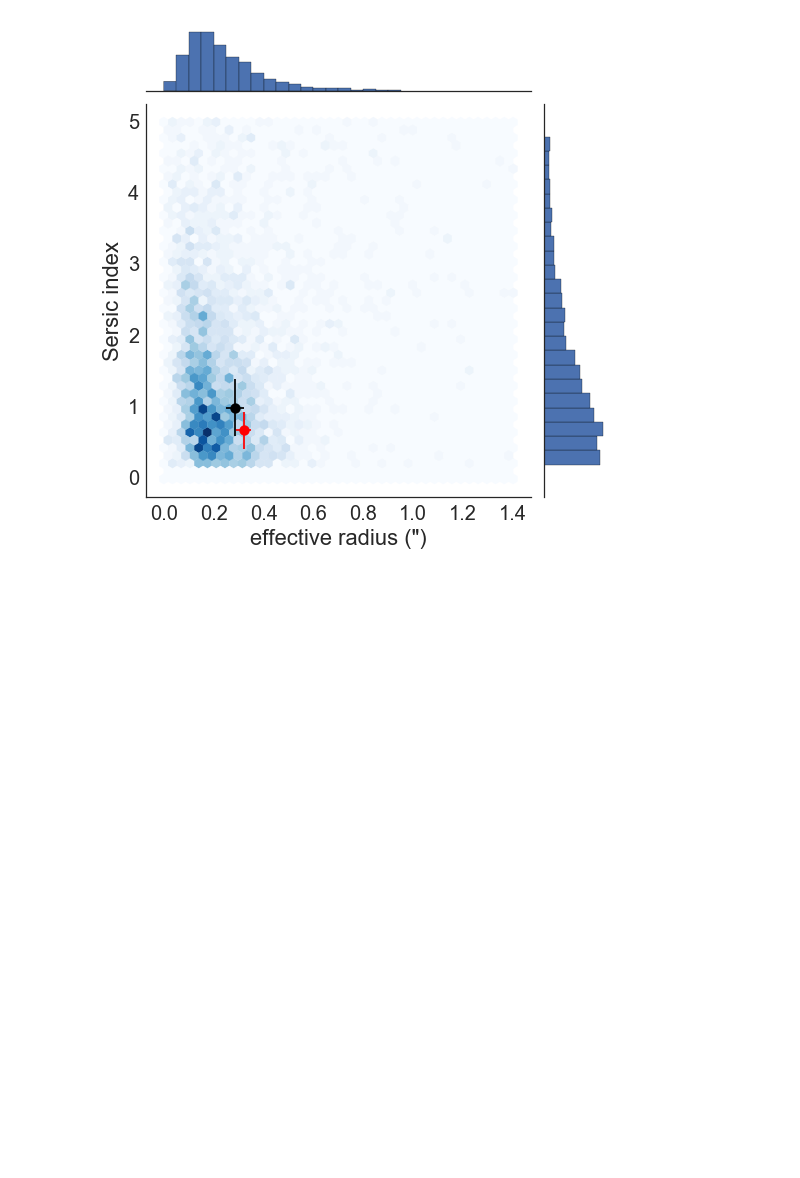
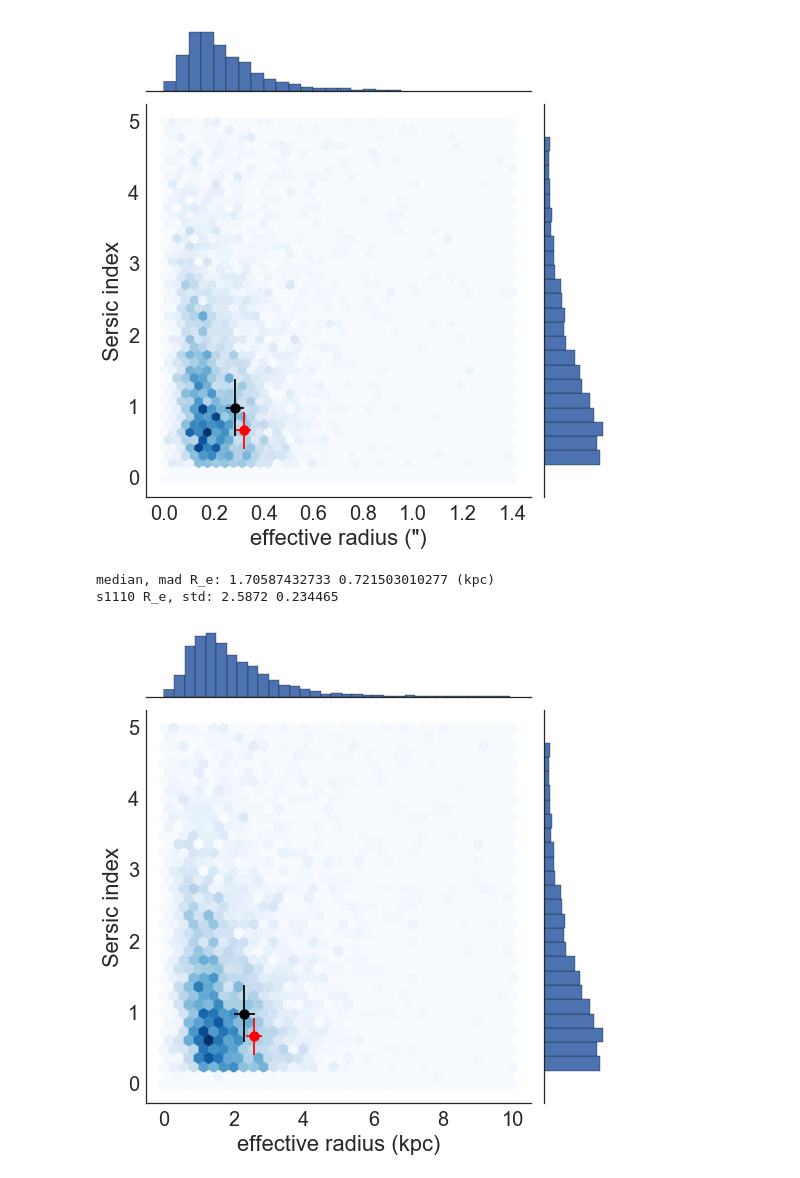
Before and after one commit to janerigby/NB, a Jupyter notebook: Filter 3D-HST catalog and plot R_e, sersic index.ipynb, the cells around one changed output. Cells and saved outputs as stored; diff of their text form; code cells hidden in the pictures; blank space fills up the shorter version.

```diff
--- a/Filter 3D-HST catalog and plot R_e, sersic index.ipynb
+++ b/Filter 3D-HST catalog and plot R_e, sersic index.ipynb
@@ -13,7 +13,7 @@ from astropy.table import Table
 from astropy.io import fits
 from astropy.utils.data import download_file
 import pandas
-def mad(data, axis=None):  # median absolute deviation
-    return np.median(np.absolute(data - np.median(data, axis)), axis)
+from astropy.stats import median_absolute_deviation
+from astropy.cosmology import FlatLambdaCDM
 # %% [output]
 Populating the interactive namespace from numpy and matplotlib
@@ -117,17 +101,28 @@ print vdw_all_jrr[filt].shape, "N with good M*, z, galfit:"
 (8065, 16)
 (94135, 16) N with good galfit
 (3597, 16) N with good M*, z, galfit:
+# %%
+# Calculate angular diameter distances for WMAP cosmology.  Want to use to translate re from arcsec in to kpc
+cosmo = FlatLambdaCDM(H0=70, Om0=0.3)
+pmcat_jrr['angdiamD'] = cosmo.angular_diameter_distance(pmcat_jrr['z_best']).value / 206265 * 1000.  # kpc per arcsec
 # %%
 # Add a point I want to plot
 kpc_per_arcsec = 8.085
 # add in s1110          r_e(")          n     d(r_e("))        d(n)
-s1110_candelized= (2.3/kpc_per_arcsec, 1.0, 0.3/kpc_per_arcsec, 0.4)   # average over all bands
-s1110_F160cand = (0.32, 0.68, 0.029, 0.26)   #F160W only, from Table 1 of paper draft
+s1110_candelized= (2.3, 1.0, 0.3, 0.4)   # average over all bands
+s1110_F160cand = (0.32*kpc_per_arcsec, 0.68, 0.029*kpc_per_arcsec, 0.26)   #F160W only, from last row, Table 1 of paper draft
 def plot_my_point() :
+    plt.scatter( s1110_candelized[0]/kpc_per_arcsec, s1110_candelized[1], color='k', s=100)
+    plt.errorbar(s1110_candelized[0]/kpc_per_arcsec,s1110_candelized[1], xerr=s1110_candelized[2]/kpc_per_arcsec,yerr=s1110_candelized[3], ecolor='k')
+    plt.scatter( s1110_F160cand[0]/kpc_per_arcsec, s1110_F160cand[1], color='r', s=100)
+    plt.errorbar(s1110_F160cand[0]/kpc_per_arcsec,s1110_F160cand[1], xerr=s1110_F160cand[2]/kpc_per_arcsec,yerr=s1110_F160cand[3], ecolor='r')
+    return(0)
+def plot_my_point_kpc() :
     plt.scatter( s1110_candelized[0], s1110_candelized[1], color='k', s=100)
     plt.errorbar(s1110_candelized[0],s1110_candelized[1], xerr=s1110_candelized[2],yerr=s1110_candelized[3], ecolor='k')
     plt.scatter( s1110_F160cand[0], s1110_F160cand[1], color='r', s=100)
     plt.errorbar(s1110_F160cand[0],s1110_F160cand[1], xerr=s1110_F160cand[2],yerr=s1110_F160cand[3], ecolor='r')
+    return(0)
 # %%
 # Let's try the seaborn JointGrid, to add histograms to margins
 # code borrowed from https://github.com/mwaskom/seaborn/issues/469
@@ -147,3 +142,19 @@ g.fig.savefig("filter_hex.pdf")
 median, mad: 1.70240994 0.72401175
 s1110 R_e, std: 2.5872 0.234465
 [figure]
+# %%
+# Again, but with x-axis as angular diameter distance (kpc)
+rekpc = vdw_all_jrr['re'][filt] * pmcat_jrr['angdiamD'][filt]   #Re in kpc
+print "median, mad R_e:", rekpc.median(), mad(rekpc), "(kpc)"
+print "s1110 R_e, std:", s1110_F160cand[0], s1110_F160cand[2]
+gg = sns.JointGrid(rekpc, plotted.n, size=8)
+gg.set_axis_labels("effective radius (kpc)", "Sersic index")
+gg.ax_marg_x.hist(rekpc, bins=np.arange(0, 10., 0.3))
+gg.ax_marg_y.hist(plotted.n, bins=np.arange(0, 5, 0.2), orientation="horizontal")
+gg.plot_joint(plt.hexbin, gridsize=35, extent=[0, 10, 0, 5], cmap="Blues")
+plot_my_point_kpc()
+gg.fig.savefig("filter_hex_kpc.pdf")
+# %% [output]
+median, mad R_e: 1.70587432733 0.721503010277 (kpc)
+s1110 R_e, std: 2.5872 0.234465
+[figure, added]
```
Also changed, not shown: parts of 5 cells of this notebook, 4 other files.
